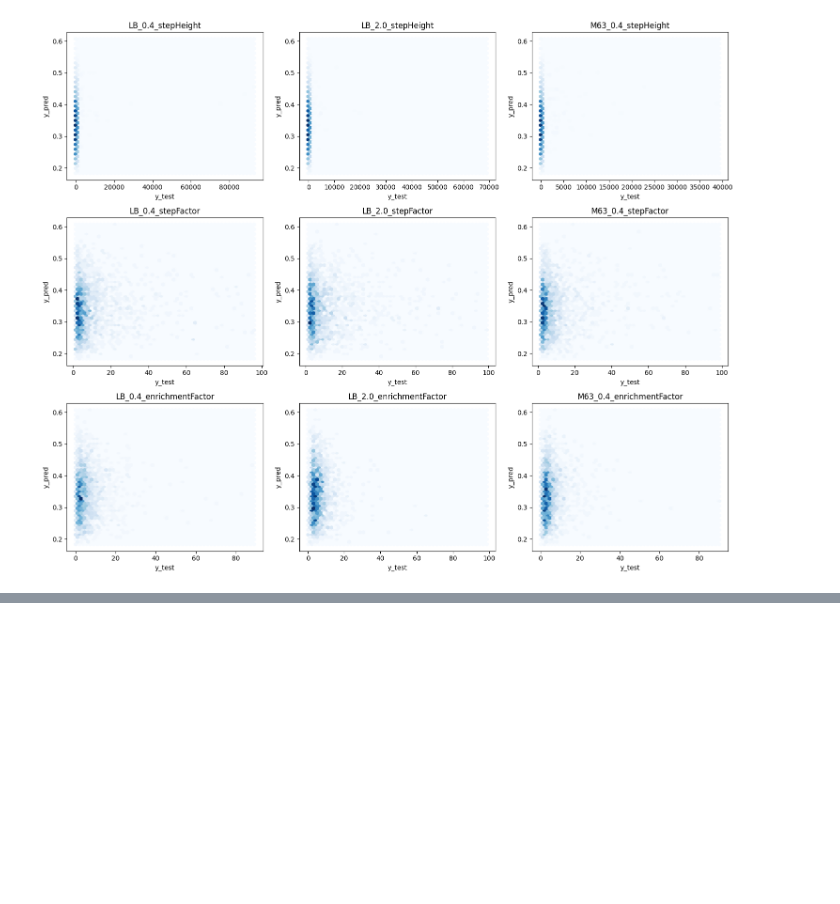
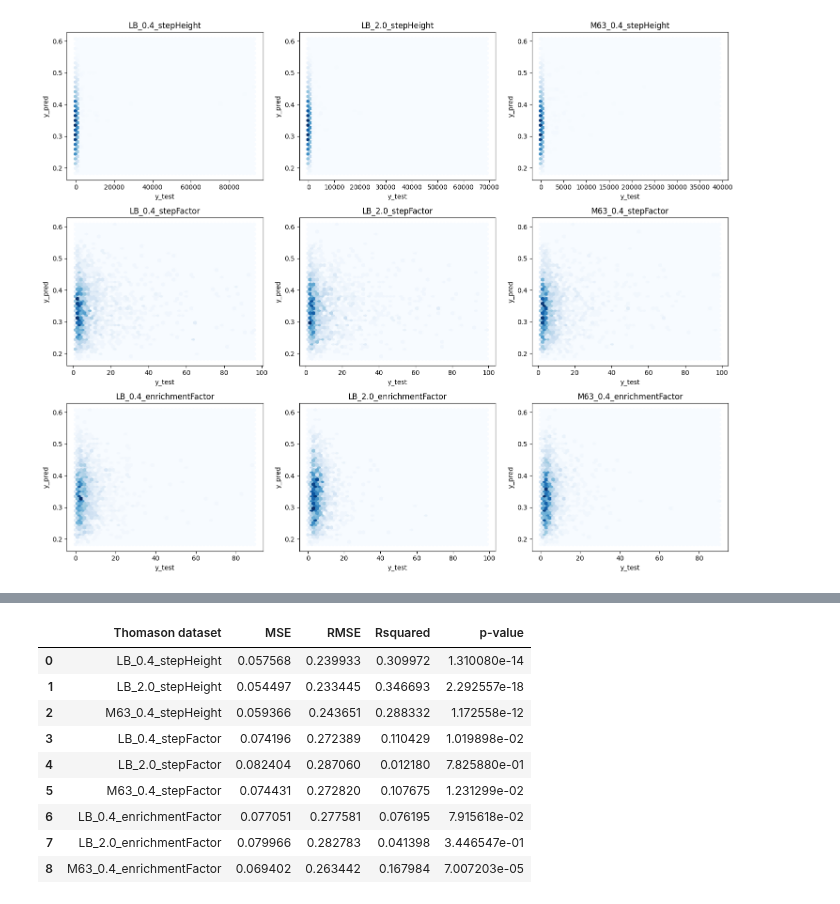
Before and after one commit to Rhys-sg/e.-coli-promoter-prediction, a Jupyter notebook: matthews_test_figures.ipynb, the cells around one changed output, grey strips where cells are left out. Cells and saved outputs as stored; diff of their text form; code cells hidden in the pictures; blank space fills up the shorter version.

Commit message:
Updated Figures and numbers
Changed Figure 5 and 6, S6, and added Table S1

```diff
--- a/matthews_test_figures.ipynb
+++ b/matthews_test_figures.ipynb
@@ -206,3 +206,76 @@ plt.show()
 # %% [output]
 64/64 ━━━━━━━━━━━━━━━━━━━━ 0s 4ms/step
 [figure]
+# %%
+# Thomasan et al data
+
+import pandas as pd
+import numpy as np
+import matplotlib.pyplot as plt
+from keras.saving import load_model  # type: ignore
+import seaborn as sns
+from sklearn.preprocessing import QuantileTransformer
+from scipy.stats import pearsonr
+from sklearn.metrics import mean_squared_error, root_mean_squared_error, r2_score
+from sklearn.linear_model import LinearRegression
+
+# -------------------- Data Preprocessing Functions --------------------
+
+def preprocess_sequences(X, max_length=150):
+    return np.array([padded_one_hot_encode(seq.zfill(max_length)) for seq in X])
+
+def padded_one_hot_encode(sequence):
+    mapping = {'A': [1, 0, 0, 0], 'C': [0, 1, 0, 0], 'G': [0, 0, 1, 0], 'T': [0, 0, 0, 1], '0': [0, 0, 0, 0]}
+    return np.array([mapping[nucleotide.upper()] for nucleotide in sequence])
+
+# Load model and data
+model = load_model('Models/CNN_6_1_2.keras')
+df = pd.read_csv('Data/Thomasan.csv')
+
+# Remove boolean columns
+df = df.drop(columns=['LB_0.4_detected', 'LB_2.0_detected', 'M63_0.4_detected', 'LB_0.4_enriched', 'LB_2.0_enriched', 'M63_0.4_enriched'])
+
+# Remove any row with a value of 100.0 or 0
+df = df[((df != 100.0) & (df != 0)).all(axis=1)]
+
+# Extract sequences
+X_test = df['Sequence']
+X_encoded = preprocess_sequences(X_test)
+
+# Predict once
+y_pred = model.predict(X_encoded).flatten()
+
+# Quantile transform predicted values
+qt_pred = QuantileTransformer(output_distribution='uniform')
+y_pred_q = qt_pred.fit_transform(y_pred.reshape(-1, 1)).flatten()
+
+# Set up subplot grid
+columns_to_compare = df.columns[1:]
+
+out_dic={}
+
+for i, col in enumerate(columns_to_compare):
+    y_test = df[col].values
+    qt_test = QuantileTransformer(output_distribution='uniform')
+    y_test_q = qt_test.fit_transform(y_test.reshape(-1, 1)).flatten()
+
+    model = LinearRegression()
+    model.fit(np.array(y_test_q).reshape(-1, 1), y_pred_q)
+    lin_y_pred_q = model.predict(np.array(y_test_q).reshape(-1, 1))
+
+    mse_active = mean_squared_error(y_test_q, lin_y_pred_q)
+    rmse_active = root_mean_squared_error(y_test_q, lin_y_pred_q)
+    r2_active = r2_score(y_test_q, lin_y_pred_q)
+
+    x = np.array([y_test_q.min(), y_test_q.max()]).reshape(-1, 1)
+    y = model.predict(x)
+
+    corr_coef, p_value = pearsonr(y_test_q, y_pred_q)
+
+    textstr = f"{col}\t{mse_active}\t{rmse_active}\t{r2_active}\t{p_value}"
+    out_dic[i]= [col, mse_active, rmse_active, r2_active, p_value]
+
+df = pd.DataFrame.from_dict(out_dic, orient='index', columns=["Thomason dataset", "MSE", "RMSE", "Rsquared", "p-value"])
+df.to_csv('Figures/TableS1.csv', index=False)
+df
+# %% [output]
@@ -208,0 +283,10 @@ plt.show()
+|  | Thomason dataset | MSE | RMSE | Rsquared | p-value |
+| 0 | LB_0.4_stepHeight | 0.057568 | 0.239933 | 0.309972 | 1.310080e-14 |
+| 1 | LB_2.0_stepHeight | 0.054497 | 0.233445 | 0.346693 | 2.292557e-18 |
+| 2 | M63_0.4_stepHeight | 0.059366 | 0.243651 | 0.288332 | 1.172558e-12 |
+| 3 | LB_0.4_stepFactor | 0.074196 | 0.272389 | 0.110429 | 1.019898e-02 |
+| 4 | LB_2.0_stepFactor | 0.082404 | 0.287060 | 0.012180 | 7.825880e-01 |
+| 5 | M63_0.4_stepFactor | 0.074431 | 0.272820 | 0.107675 | 1.231299e-02 |
+| 6 | LB_0.4_enrichmentFactor | 0.077051 | 0.277581 | 0.076195 | 7.915618e-02 |
+| 7 | LB_2.0_enrichmentFactor | 0.079966 | 0.282783 | 0.041398 | 3.446547e-01 |
+| 8 | M63_0.4_enrichmentFactor | 0.069402 | 0.263442 | 0.167984 | 7.007203e-05 |
```
Also changed, not shown: parts of 1 cell of this notebook, 15 other files.
